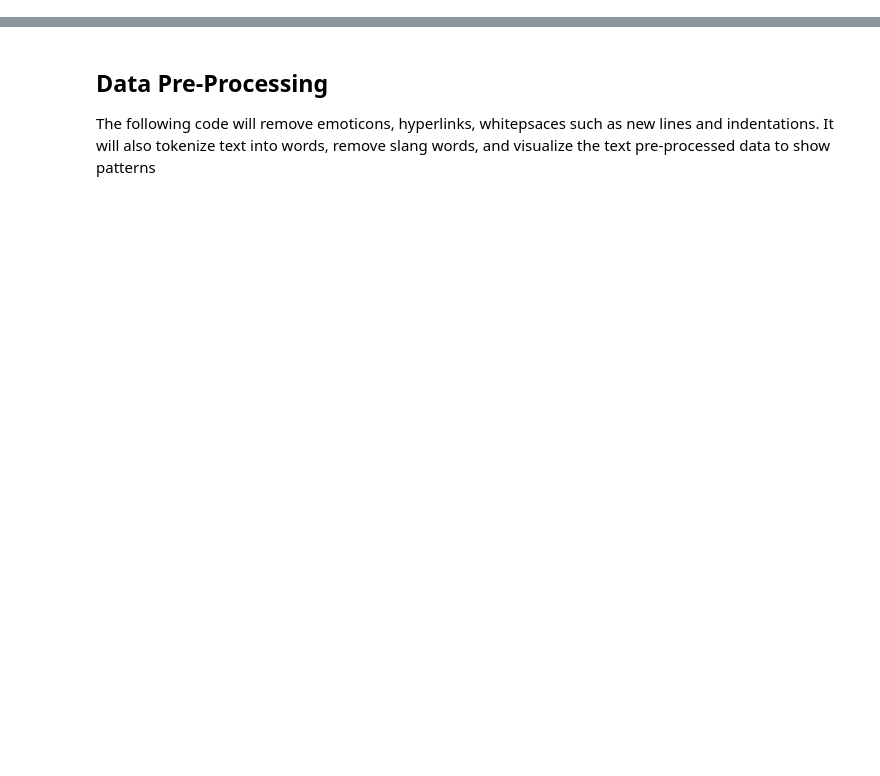
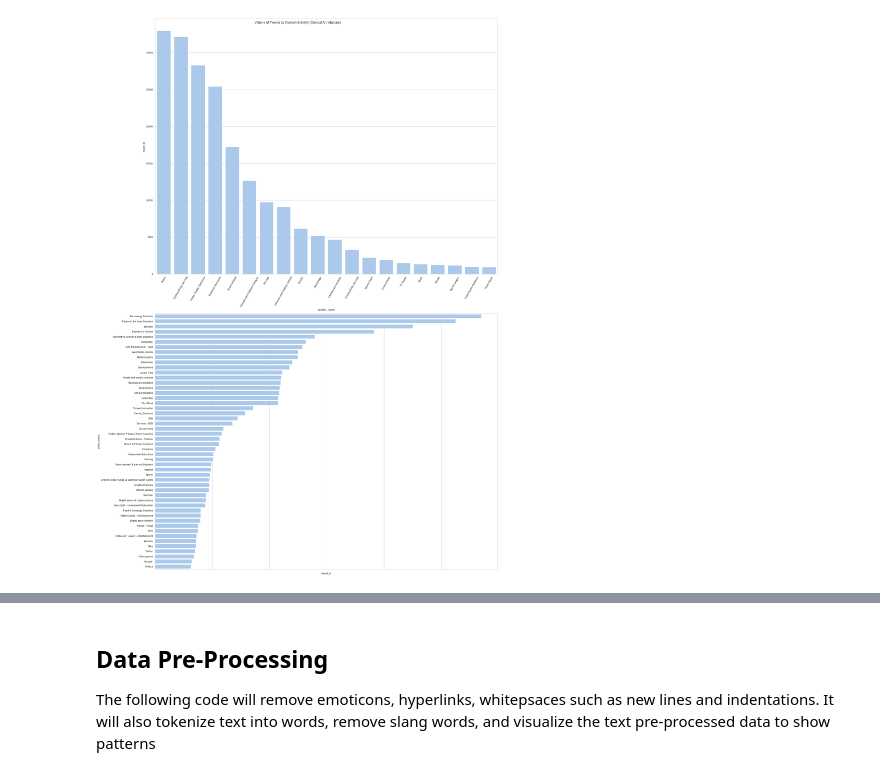
Before and after one commit to Kluthra15/twitter_marketing_ML, a Jupyter notebook: notebooks/02-data-analysis.ipynb, the cells around one changed output, grey strips where cells are left out. Cells and saved outputs as stored; diff of their text form; code cells hidden in the pictures; blank space fills up the shorter version.

```diff
--- a/notebooks/02-data-analysis.ipynb
+++ b/notebooks/02-data-analysis.ipynb
@@ -1,3 +38,6 @@
+# %%
+# Connect to the SQLite database
+conn = sqlite3.connect('../database/twitter_data.db')
 # %%
 # Retrieve the data from the SQLite database
 query = "SELECT * FROM tweets"
@@ -60,27 +123,26 @@ def calculate_top_counts(data_frame, group_by_cols, aggregate_col, top_n):
 
 top_20_domain_counts = calculate_top_counts(subset_context_item_df, ["domain_name"], "tweet_id", 20)
 top_50_entity_counts = calculate_top_counts(subset_context_item_df, ["entity_name"], "tweet_id", 50)
-top_25_user_counts = calculate_top_counts(subset_context_item_df, ["author_id"], "tweet_id", 25)
 # %%
-fig, axs = plt.subplots(3, figsize = (25, 35))
+fig, axs = plt.subplots(2, figsize = (25, 35))
 fig.suptitle('Volume of Tweets by Domain & Entity (Context Annotations)')
 
 sns.set_theme(style="whitegrid")
 sns.set_color_codes("pastel")
 sns.barplot(ax=axs[0], x=top_20_domain_counts['domain_name'], y=top_20_domain_counts['tweet_id'], color="b")
 sns.barplot(ax=axs[1], x=top_50_entity_counts['tweet_id'], y=top_50_entity_counts['entity_name'], color="b", orient='h')
-sns.barplot(ax=axs[2], x=top_25_user_counts['tweet_id'], y=top_25_user_counts['author_id'], color="b", orient='h')
 
 
 # Rotate the x-axis labels
 axs[0].set_xticklabels(axs[0].get_xticklabels(), rotation=60)
 axs[1].set_xticklabels(axs[1].get_xticklabels(), rotation=60)
-axs[2].set_xticklabels(axs[2].get_xticklabels(), rotation=60)
 
 
 plt.tight_layout()  # Adjust spacing to avoid label overlap
 
 plt.show()
+# %% [output]
+[figure, added]
 # %%
 # Define the buckets for follower and following counts
 buckets = [0, 100, 500, 1000, 5000, 10000, 50000, 100000, 500000, 1000000, 5000000, 10000000]
```
Also changed, not shown: parts of 7 cells of this notebook, 14 other files.
